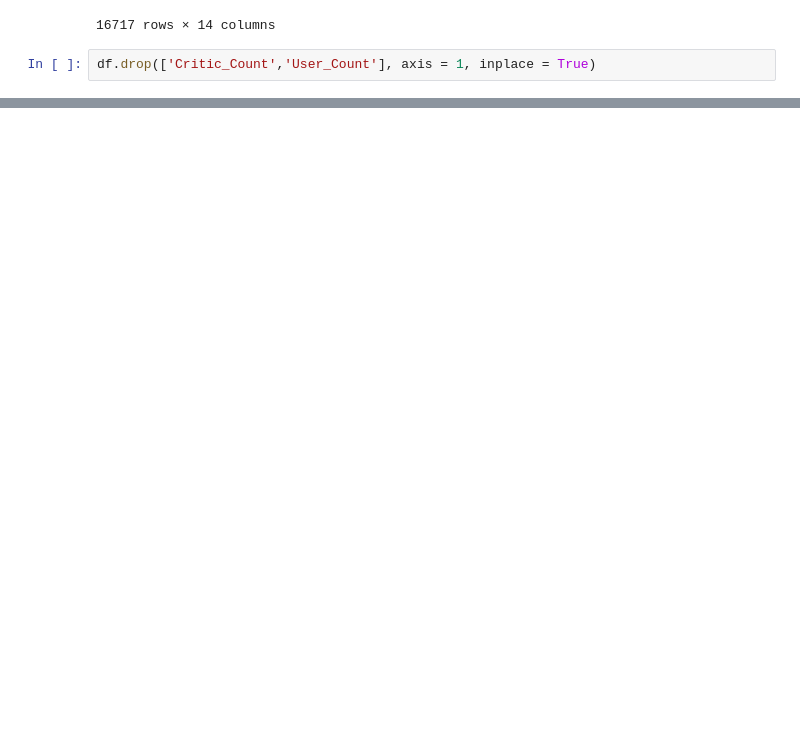
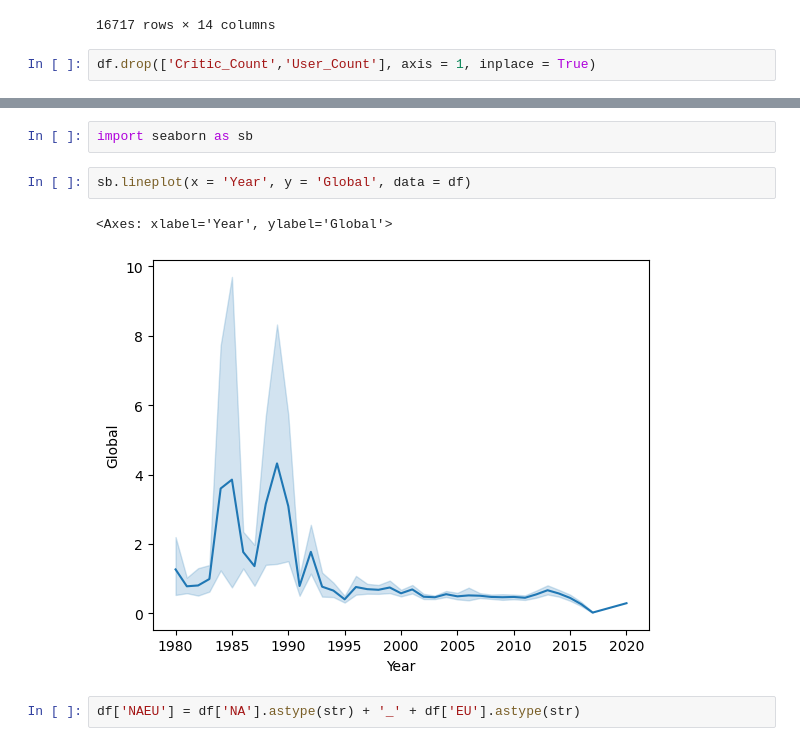
Before and after one commit to YanaStefanovich/EDA-Video-Game-Sales, a Jupyter notebook: Games.ipynb, the cells around one changed output, grey strips where cells are left out. Cells and saved outputs as stored; diff of their text form; blank space fills up the shorter version.

```diff
--- a/Games.ipynb
+++ b/Games.ipynb
@@ -134,3 +134,12 @@ df.tail()
 | 16716 | Haitaka no Psychedelica | PSV | 2016.0 | Adventure | Idea Factory | 0.00 | 0.00 | 0.01 | 0.0 | 0.01 | ... |
 | 16717 | Spirits & Spells | GBA | 2003.0 | Platform | Wanadoo | 0.01 | 0.00 | 0.00 | 0.0 | 0.01 | ... |
 | 16718 | Winning Post 8 2016 | PSV | 2016.0 | Simulation | Tecmo Koei | 0.00 | 0.00 | 0.01 | 0.0 | 0.01 | ... |
+# %%
+import seaborn as sb
+# %%
+sb.lineplot(x = 'Year', y = 'Global', data = df)
+# %% [output]
+<Axes: xlabel='Year', ylabel='Global'>
+[figure, added]
+# %%
+df['NAEU'] = df['NA'].astype(str) + '_' + df['EU'].astype(str)
```
Also changed, not shown: parts of 1 cell of this notebook.
